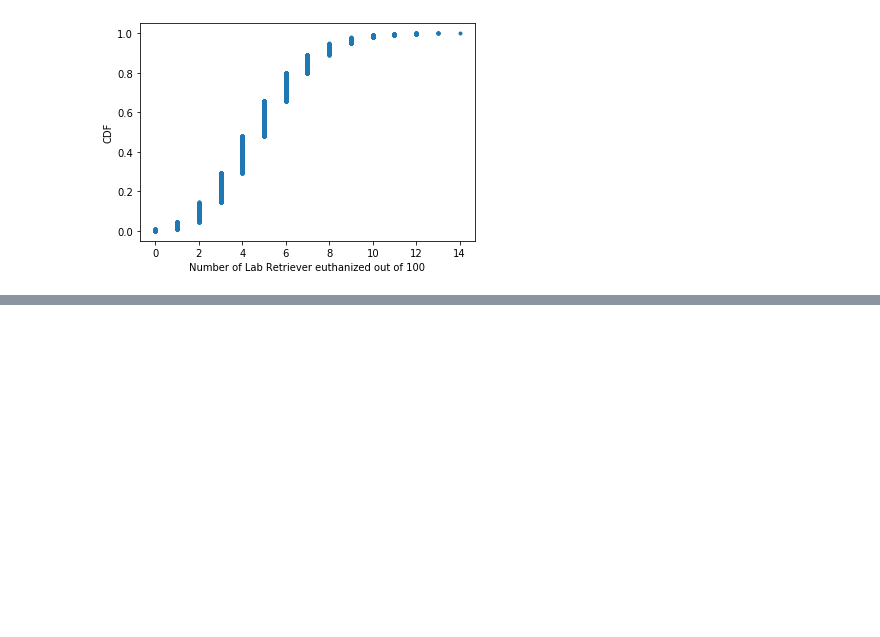
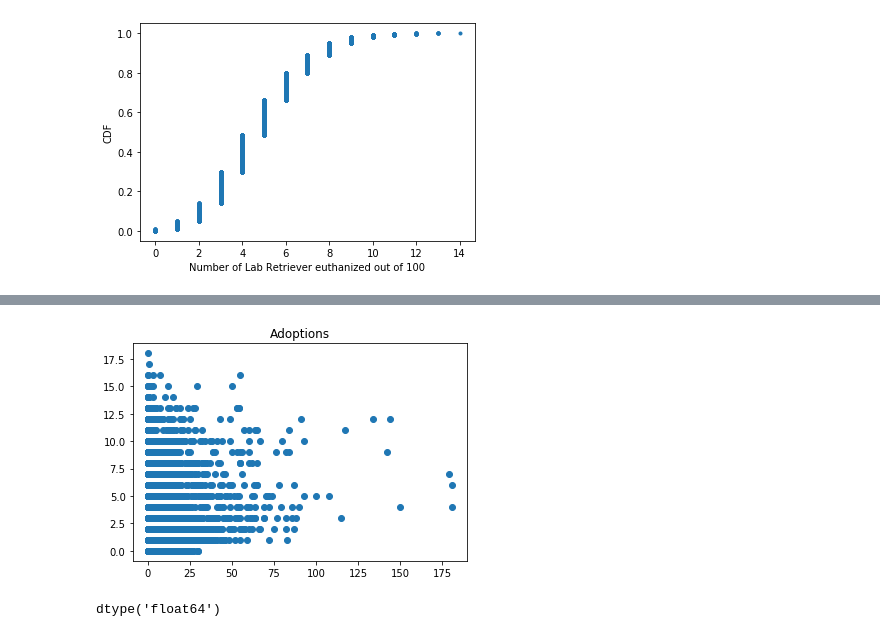
Before and after one commit to laceymaefield/Springboard_DSC, a Jupyter notebook: Data_wrangling-Copy1.ipynb, the cells around one changed output, grey strips where cells are left out. Drawn from its saved outputs; the diff is of its cells as text; code cells hidden in the pictures; blank space fills up the shorter version.

```diff
--- a/Data_wrangling-Copy1.ipynb
+++ b/Data_wrangling-Copy1.ipynb
@@ -751,0 +759,10 @@ plt.show()
+# %%
+plt.scatter(aac6.shelter_length, aac6.age_of_outcome)
+plt.title('Adoptions')
+plt.show()
+# %% [output]
+[figure, added]
+# %%
+aac5['age_of_outcome'].dtype
+# %% [output]
+dtype('float64')
```
Also changed, not shown: parts of 81 cells of this notebook.
